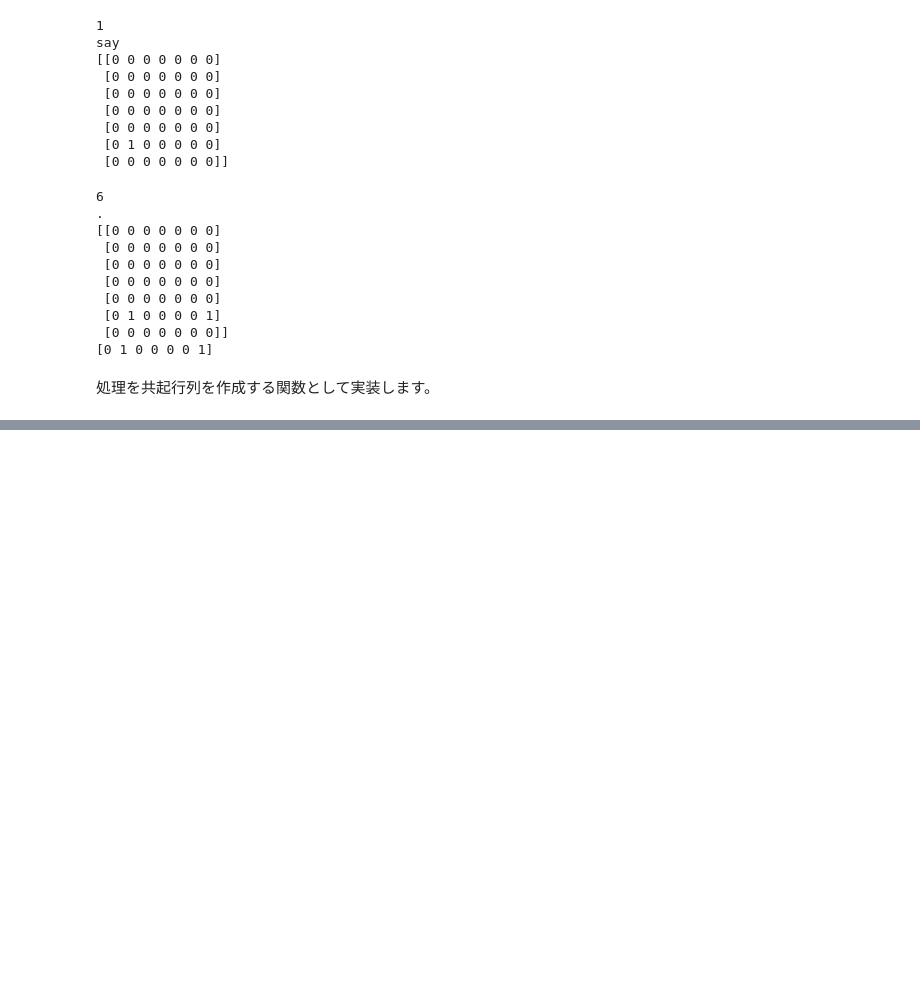
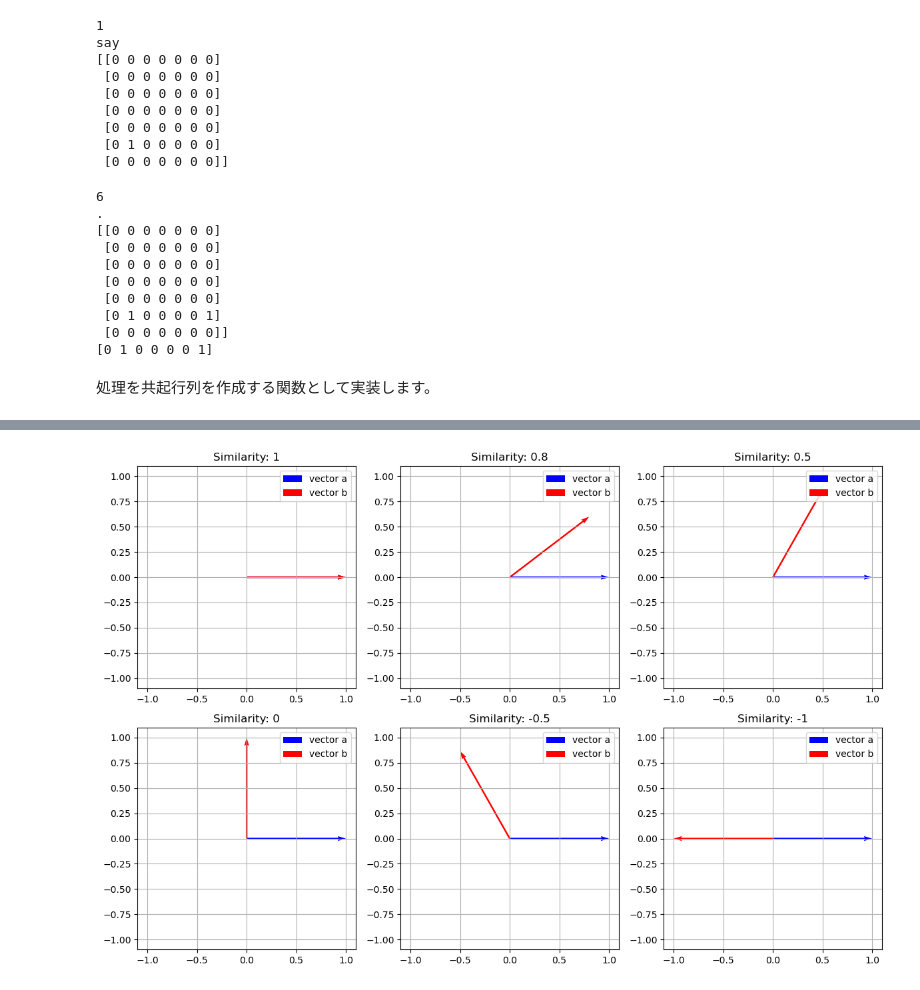
Before and after one commit to lvzeyu/css_nlp, a Jupyter notebook: _build/jupyter_execute/notebook/word2vec_1.ipynb, the cells around one changed output, grey strips where cells are left out. Drawn from its saved outputs; the diff is of its cells as text; code cells hidden in the pictures; blank space fills up the shorter version.

Commit message:
count-based method

```diff
--- a/_build/jupyter_execute/notebook/word2vec_1.ipynb
+++ b/_build/jupyter_execute/notebook/word2vec_1.ipynb
@@ -328,0 +405,41 @@ def create_co_matrix(corpus, vocab_size, window_size=1):
+# %%
+# Function to create a subplot for vectors with a given cosine similarity
+def plot_vector_similarity(ax, similarity, vector_a):
+    # Generate vector b based on desired cosine similarity and vector a
+    angle = np.arccos(similarity)
+    vector_b = np.array([np.cos(angle), np.sin(angle)]) * np.linalg.norm(vector_a)
+
+    # Plotting the vectors
+    ax.quiver(0, 0, vector_a[0], vector_a[1], angles='xy', scale_units='xy', scale=1, color='b', label='vector a')
+    ax.quiver(0, 0, vector_b[0], vector_b[1], angles='xy', scale_units='xy', scale=1, color='r', label='vector b')
+
+    # Setting the limits of the plot
+    lim = np.max(np.abs(np.array([vector_a, vector_b]))) + 0.1
+    ax.set_xlim(-lim, lim)
+    ax.set_ylim(-lim, lim)
+
+    # Adding grid, legend, and title to the subplot
+    ax.legend()
+    ax.grid(True)
+    ax.set_title('Similarity: ' + str(similarity))
+
+# Initial vector a
+a_vec = np.array([1, 0])
+
+# Similarity values to plot
+similarities = [1, 0.8, 0.5, 0, -0.5, -1]
+
+# Create subplots
+fig, axes = plt.subplots(2, 3, figsize=(12, 8))
+
+# Flatten axes array for easy iteration
+axes_flat = axes.flatten()
+
+# Plot each similarity in a subplot
+for ax, sim in zip(axes_flat, similarities):
+    plot_vector_similarity(ax, sim, a_vec)
+
+plt.tight_layout()
+plt.show()
+# %% [output]
+[figure, added]
```
Also changed, not shown: parts of 20 cells of this notebook, 23 other files.
